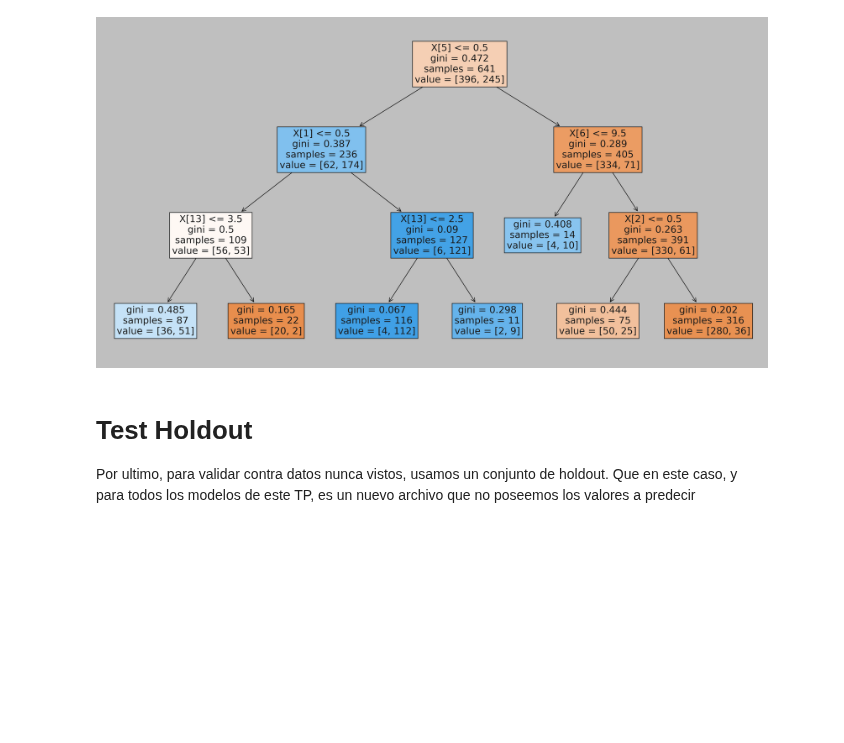
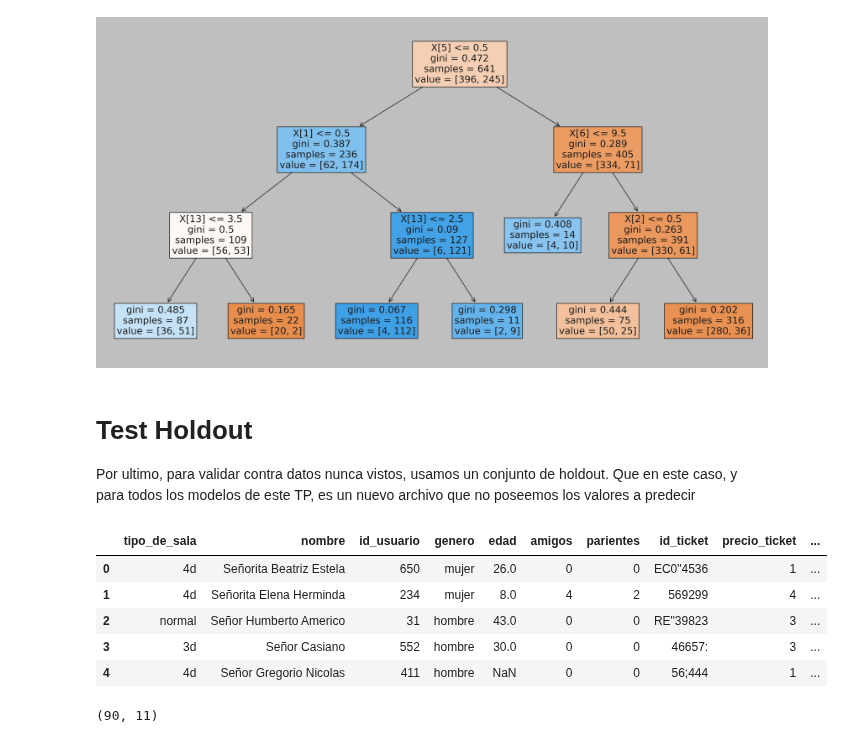
Before and after one commit to JuanOpizzi/Datos-2020-2c, a Jupyter notebook: TP2/arbol.ipynb, the cells around one changed output. Saved outputs shown, nothing was run; the diff lists cells and outputs as text; code cells hidden in the pictures; blank space fills up the shorter version.

```diff
--- a/TP2/arbol.ipynb
+++ b/TP2/arbol.ipynb
@@ -253,0 +226,13 @@ holdout = pd.read_csv('https://drive.google.com/file/d/1I980-_K9iOucJO26SG5_M8RE
+# %%
+holdout.head()
+# %% [output]
+|  | tipo_de_sala | nombre | id_usuario | genero | edad | amigos | parientes | id_ticket | precio_ticket | ... |
+| 0 | 4d | Señorita Beatriz Estela | 650 | mujer | 26.0 | 0 | 0 | EC0"4536 | 1 | ... |
+| 1 | 4d | Señorita Elena Herminda | 234 | mujer | 8.0 | 4 | 2 | 569299 | 4 | ... |
+| 2 | normal | Señor Humberto Americo | 31 | hombre | 43.0 | 0 | 0 | RE"39823 | 3 | ... |
+| 3 | 3d | Señor Casiano | 552 | hombre | 30.0 | 0 | 0 | 46657: | 3 | ... |
+| 4 | 4d | Señor Gregorio Nicolas | 411 | hombre | NaN | 0 | 0 | 56;444 | 1 | ... |
+# %%
+holdout.shape
+# %% [output]
+(90, 11)
```
Also changed, not shown: parts of 19 cells of this notebook.
